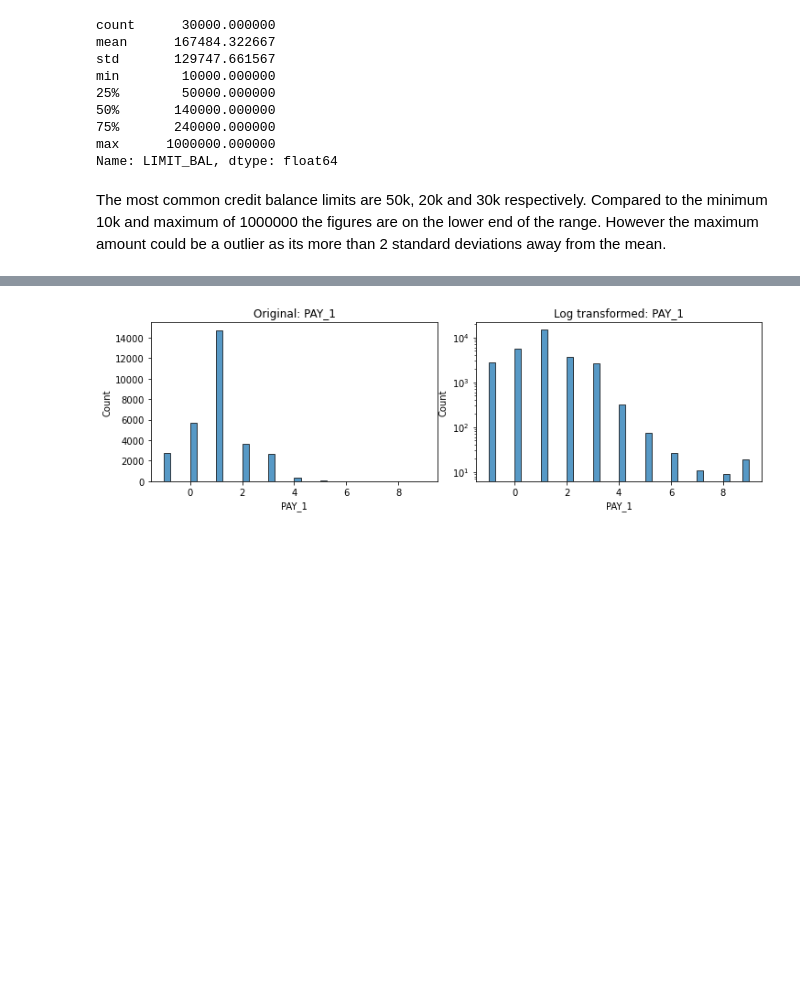
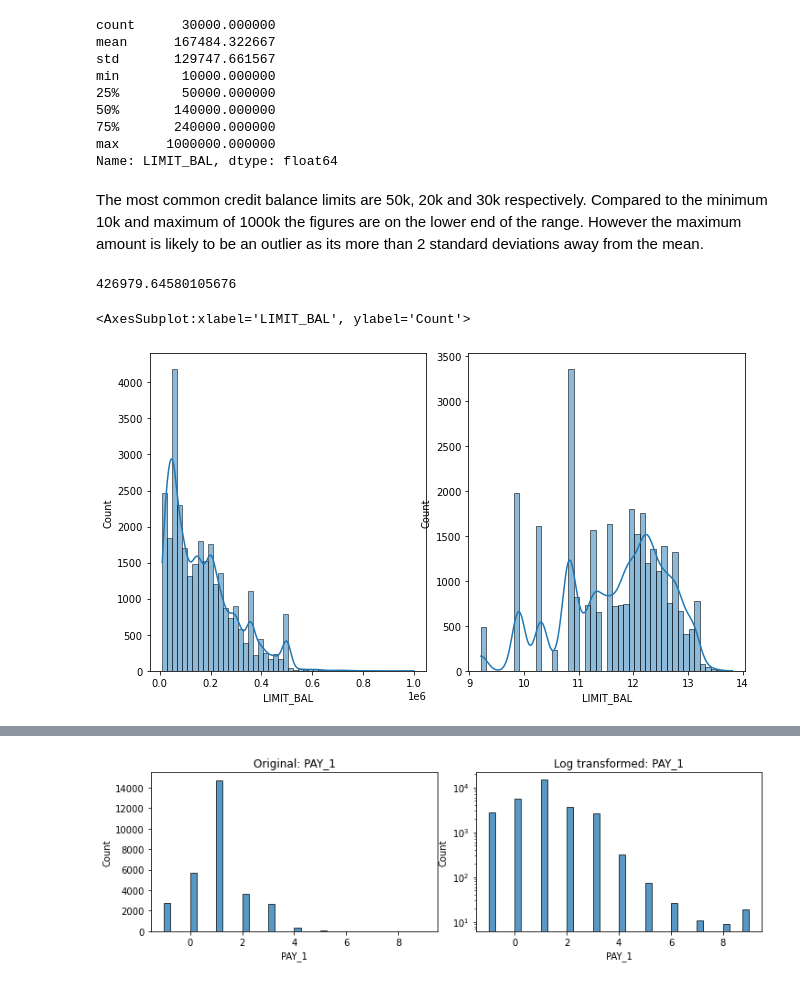
Before and after one commit to apayal/capstone_project, a Jupyter notebook: _notebooks/2022-07-01-eda.ipynb, the cells around one changed output, grey strips where cells are left out. Drawn from its saved outputs; the diff is of its cells as text; code cells hidden in the pictures; blank space fills up the shorter version.

```diff
--- a/_notebooks/2022-07-01-eda.ipynb
+++ b/_notebooks/2022-07-01-eda.ipynb
@@ -130,20 +121,28 @@ min        10000.000000
 max      1000000.000000
 Name: LIMIT_BAL, dtype: float64
 # %% [markdown]
-The most common credit balance limits are 50k, 20k and 30k respectively. Compared to the minimum 10k and maximum of 1000000 the figures are on the lower end of the range. However the maximum amount could be a outlier as its more than 2 standard deviations away from the mean.
+The most common credit balance limits are 50k, 20k and 30k respectively. Compared to the minimum 10k and maximum of 1000k the figures are on the lower end of the range. However the maximum amount is likely to be an outlier as its more than 2 standard deviations away from the mean.
+# %%
+#calculating the point at which it is 2 standard deviations away fromt he mean
+(credit_df['LIMIT_BAL'].mean())+(2*credit_df['LIMIT_BAL'].std())
+# %% [output]
+426979.64580105676
 # %%
 limit_log=np.log(credit_df['LIMIT_BAL'])
 #limit_log.plot(kind='hist')
 #
 
-plt.subplots(1, 2, figsize = (9, 4))
+plt.subplots(1, 2, figsize = (9, 5))
 plt.tight_layout()
 
 plt.subplot(1, 2, 1)
 sns.histplot(data=credit_df['LIMIT_BAL'],bins=50,kde=True)
 
 plt.subplot(1, 2, 2)
 sns.histplot(limit_log, kde=True)
+# %% [output]
+<AxesSubplot:xlabel='LIMIT_BAL', ylabel='Count'>
+[figure, added]
 # %%
 target = credit_df['DEFAULT']
 # Marriage, Age, and Sex
```
Also changed, not shown: parts of 15 cells of this notebook, 1 other file.
